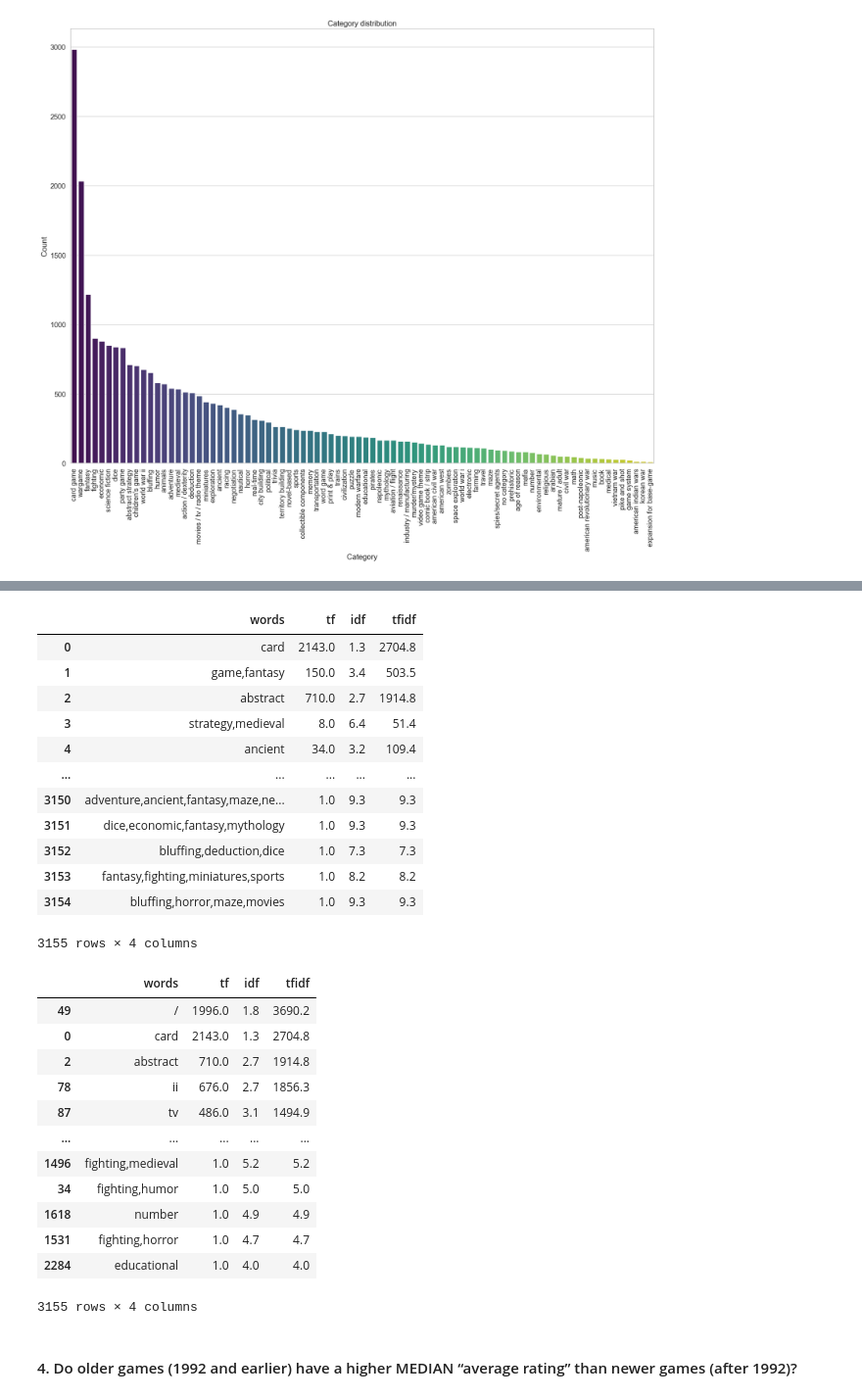
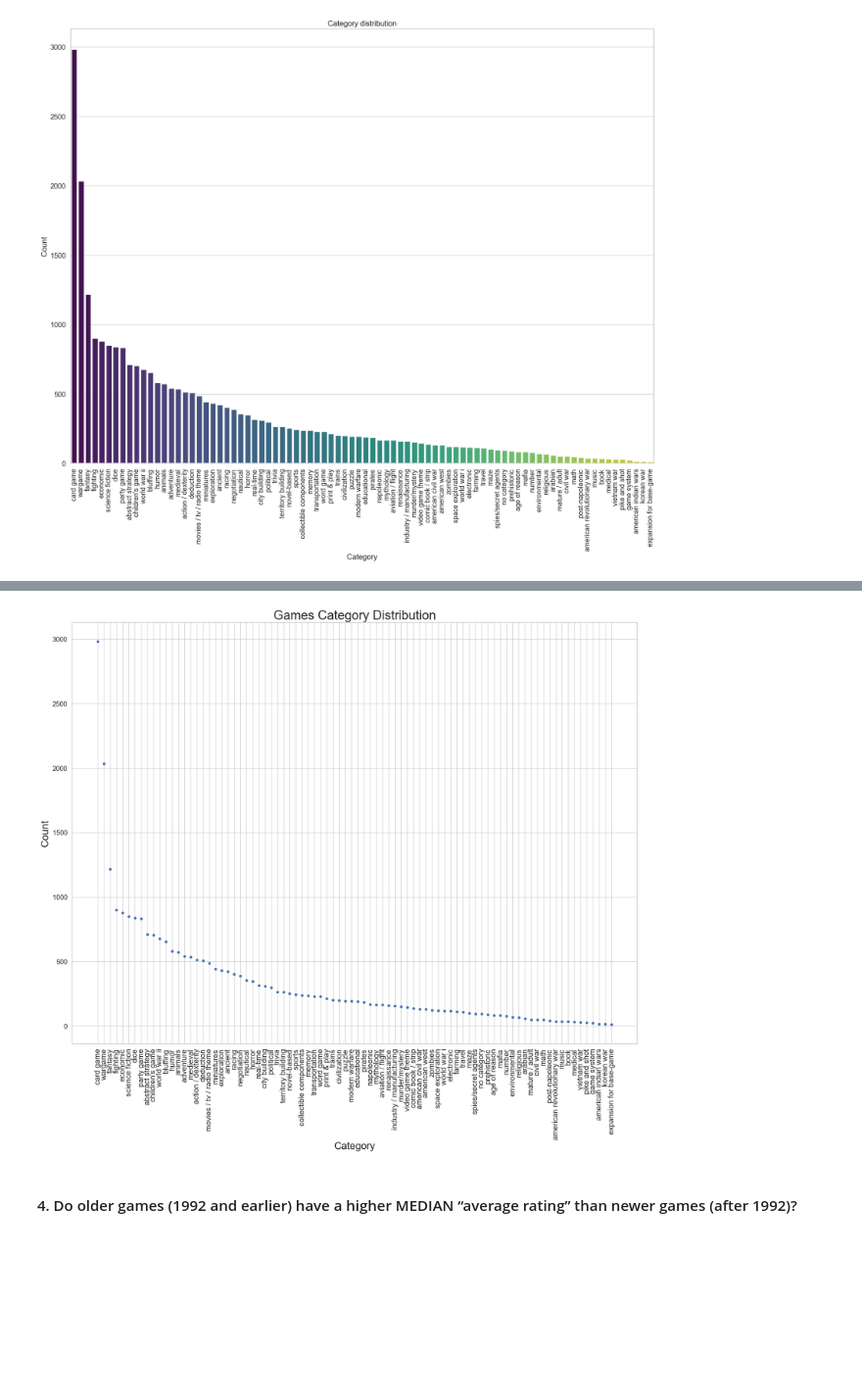
Before and after one commit to ayllinBukovic/AyllinBukovic_DVisHDip_CA1, a Jupyter notebook: AyllinBukovic_DVisHDip_CA1.ipynb, the cells around one changed output, grey strips where cells are left out. Shown at 98% size. Saved outputs shown, nothing was run; the diff lists cells and outputs as text; code cells hidden in the pictures; blank space fills up the shorter version.

```diff
--- a/AyllinBukovic_DVisHDip_CA1.ipynb
+++ b/AyllinBukovic_DVisHDip_CA1.ipynb
@@ -529,36 +501,13 @@ tf1
-# %%
-tf1['tfidf'] = tf1['tf'] * tf1['idf']
-tf1
-# %% [output]
-|  | words | tf | idf | tfidf |
-| 0 | card | 2143.0 | 1.3 | 2704.8 |
-| 1 | game,fantasy | 150.0 | 3.4 | 503.5 |
-| 2 | abstract | 710.0 | 2.7 | 1914.8 |
-| 3 | strategy,medieval | 8.0 | 6.4 | 51.4 |
-| 4 | ancient | 34.0 | 3.2 | 109.4 |
-| ... | ... | ... | ... | ... |
-| 3150 | adventure,ancient,fantasy,maze,ne... | 1.0 | 9.3 | 9.3 |
-| 3151 | dice,economic,fantasy,mythology | 1.0 | 9.3 | 9.3 |
-| 3152 | bluffing,deduction,dice | 1.0 | 7.3 | 7.3 |
-| 3153 | fantasy,fighting,miniatures,sports | 1.0 | 8.2 | 8.2 |
-| 3154 | bluffing,horror,maze,movies | 1.0 | 9.3 | 9.3 |
-3155 rows × 4 columns
-# %%
-tf1.sort_values(by='tfidf', ascending=False)
-# %% [output]
-|  | words | tf | idf | tfidf |
-| 49 | / | 1996.0 | 1.8 | 3690.2 |
-| 0 | card | 2143.0 | 1.3 | 2704.8 |
-| 2 | abstract | 710.0 | 2.7 | 1914.8 |
-| 78 | ii | 676.0 | 2.7 | 1856.3 |
-| 87 | tv | 486.0 | 3.1 | 1494.9 |
-| ... | ... | ... | ... | ... |
-| 1496 | fighting,medieval | 1.0 | 5.2 | 5.2 |
-| 34 | fighting,humor | 1.0 | 5.0 | 5.0 |
-| 1618 | number | 1.0 | 4.9 | 4.9 |
-| 1531 | fighting,horror | 1.0 | 4.7 | 4.7 |
-| 2284 | educational | 1.0 | 4.0 | 4.0 |
-3155 rows × 4 columns
+# %%
+plt.figure(figsize=(20, 15))
+sns.scatterplot(x='Category', y='Count', data=df_cat, hue=)
+plt.title('Games Category Distribution',fontsize=25)
+
+plt.xlabel('Category', fontsize=20)
+plt.ylabel('Count', fontsize=20)
+plt.xticks(rotation=90,fontsize=15 );
+# %% [output]
+[figure, added]
 # %% [markdown]
 #### 4. Do older games (1992 and earlier) have a higher MEDIAN “average rating” than newer games (after 1992)?
 # %%
```
Also changed, not shown: parts of 8 cells of this notebook.
